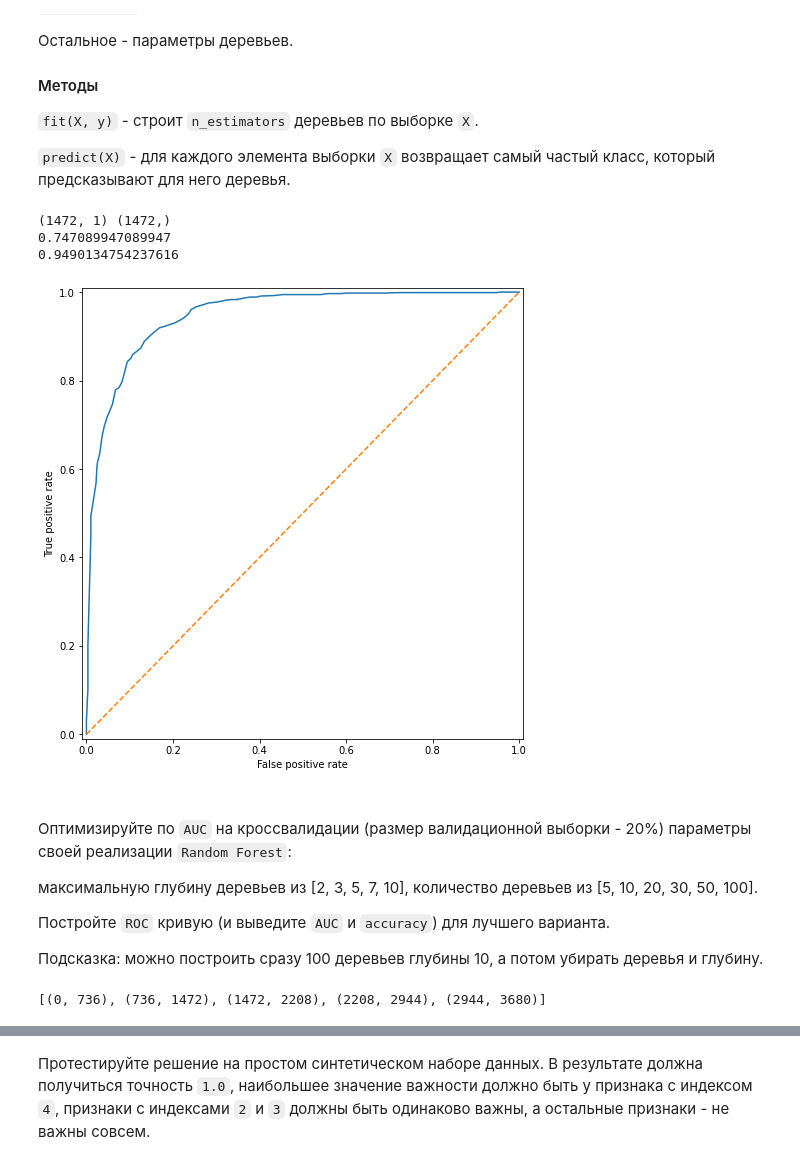
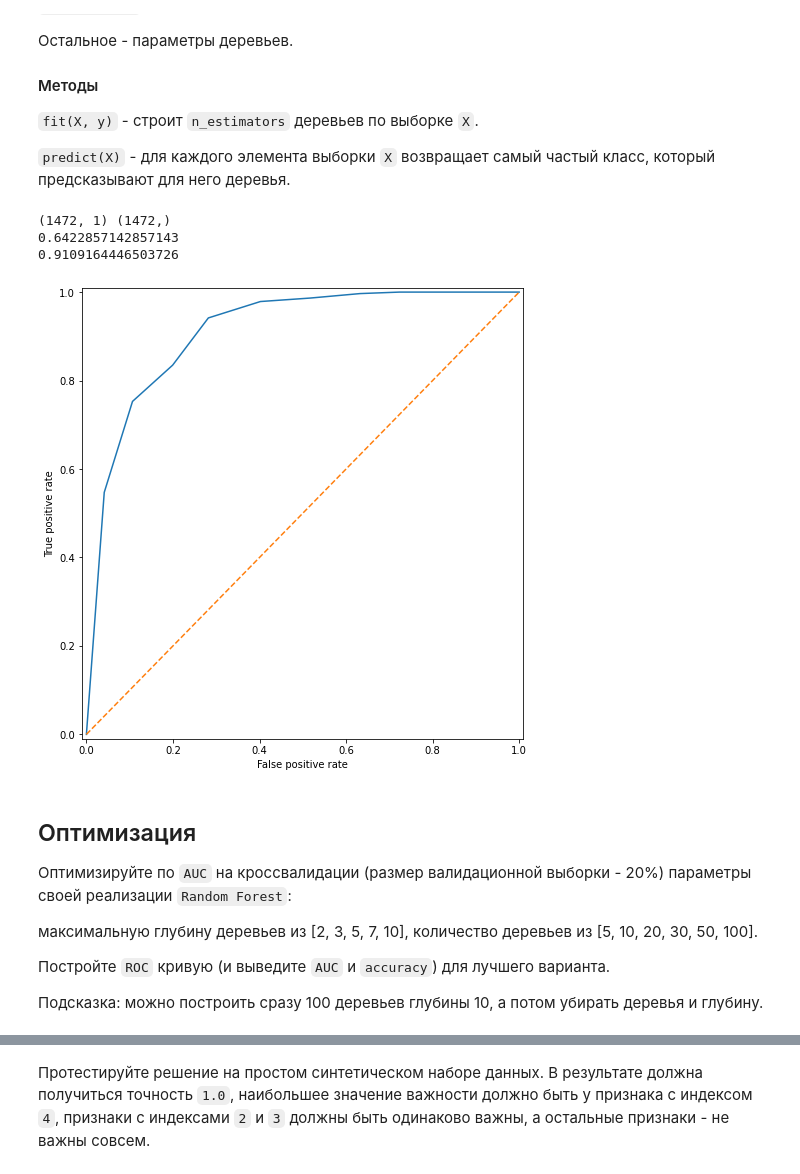
Before and after one commit to rustbas/MachineLearningHW, a Jupyter notebook: HW4/HW4.ipynb, the cells around one changed output, grey strips where cells are left out. Drawn from its saved outputs; the diff is of its cells as text; code cells hidden in the pictures.

```diff
--- a/HW4/HW4.ipynb
+++ b/HW4/HW4.ipynb
@@ -37,10 +37,10 @@ def gini(x_in):
     m = len(labels)
     n = len(x)
     Y = dict()
-#     for i in range(m):
+    for i in range(max(labels)+1):
 #         print(x.shape, type(x), x)
-#         Y[x[i]] = 0
-    Y = {0:0, 1:0}
+        Y[i] = 0
+
     for i in range(n):
 #         print(Y, type(x), x)
         key = x[i]
@@ -110,7 +110,7 @@ class DecisionTreeClassifier:
 
         min_IG = -np.inf
         test = False
-        res_column = X.columns[1]
+        res_column = None
         res_threshold = np.inf
         for column in X.columns:
             X_temp = X[column]
@@ -130,14 +130,17 @@ class DecisionTreeClassifier:
                     min_IG = IG
                     res_threshold = threshold
 
-        yl = y[X[res_column] < res_threshold]
-        yr = y[X[res_column] >= res_threshold]
-        Xl = X[X[res_column] < res_threshold].drop(res_column, axis=1)
-        Xr = X[X[res_column] >= res_threshold].drop(res_column, axis=1)
-        if self.max_depth is None:
-            key = False
-        elif cur_rec < self.max_depth:
-            key = False
+        if res_column is not None:
+            yl = y[X[res_column] < res_threshold]
+            yr = y[X[res_column] >= res_threshold]
+            Xl = X[X[res_column] < res_threshold].drop(res_column, axis=1)
+            Xr = X[X[res_column] >= res_threshold].drop(res_column, axis=1)
+            if self.max_depth is None:
+                key = False
+            elif cur_rec < self.max_depth:
+                key = False
+            else:
+                key = True
         else:
             key = True
 
@@ -168,7 +171,6 @@ class DecisionTreeClassifier:
 
     def predict_proba(self, X_in):
         X = X_in#.drop('Id', axis=1)
-#         IDs = X_in.Id
         pred = []
         N = len(X)
         for i in range(N):
@@ -414,26 +378,27 @@ class RandomForestClassifier:
 # %%
 all_X = pd.read_csv('x_spam_train.csv')
 all_y = pd.read_csv('y_spam_train.csv')
 coef = 0.6
 X_train, y_train = all_X.iloc[:round(len(all_X)*coef)], all_y['Expected'].iloc[:round(len(all_X)*coef)]
 X_test, y_test = all_X.iloc[round(len(all_X)*coef):], all_y['Expected'].iloc[round(len(all_X)*coef):]#
 
-forest = RandomForestClassifier(max_features='sqrt', n_estimators=100, max_depth=2, min_samples_leaf=30)
+forest = RandomForestClassifier(max_features='sqrt', n_estimators=10, max_depth=2, min_samples_leaf=30)
 forest.fit(X_train.drop('Id', axis=1), y_train, n_sample=250)
 test = forest.predict_proba(X_test.drop('Id', axis=1))
 res = forest.predict(X_test)
 # print(test)
 print(res.shape, y_test.shape)
 print(f1_score(y_test, res))
 print(AUC(y_test, test))
 plot_roc_curve(y_test, test)
 # %% [output]
 (1472, 1) (1472,)
-0.747089947089947
-0.9490134754237616
+0.6422857142857143
+0.9109164446503726
-[figure, old version]
+[figure, new version]
 # %% [markdown]
-###
+## Оптимизация
+
 Оптимизируйте по `AUC` на кроссвалидации (размер валидационной выборки - 20%) параметры своей реализации `Random Forest`:
 
 максимальную глубину деревьев из [2, 3, 5, 7, 10], количество деревьев из [5, 10, 20, 30, 50, 100].
@@ -452,9 +417,6 @@ n_trees = [5, 10, 20, 30, 50, 100]
 N = len(all_X)
 n_splits = 5
 splits = [(i*N//n_splits, (i+1)*N//n_splits) for i in range(n_splits)]
-splits
-# %% [output]
-[(0, 736), (736, 1472), (1472, 2208), (2208, 2944), (2944, 3680)]
 # %%
 max_AUC = -np.inf
 best_depth = 0
```
Also changed, not shown: parts of 29 cells of this notebook, 6 other files.
